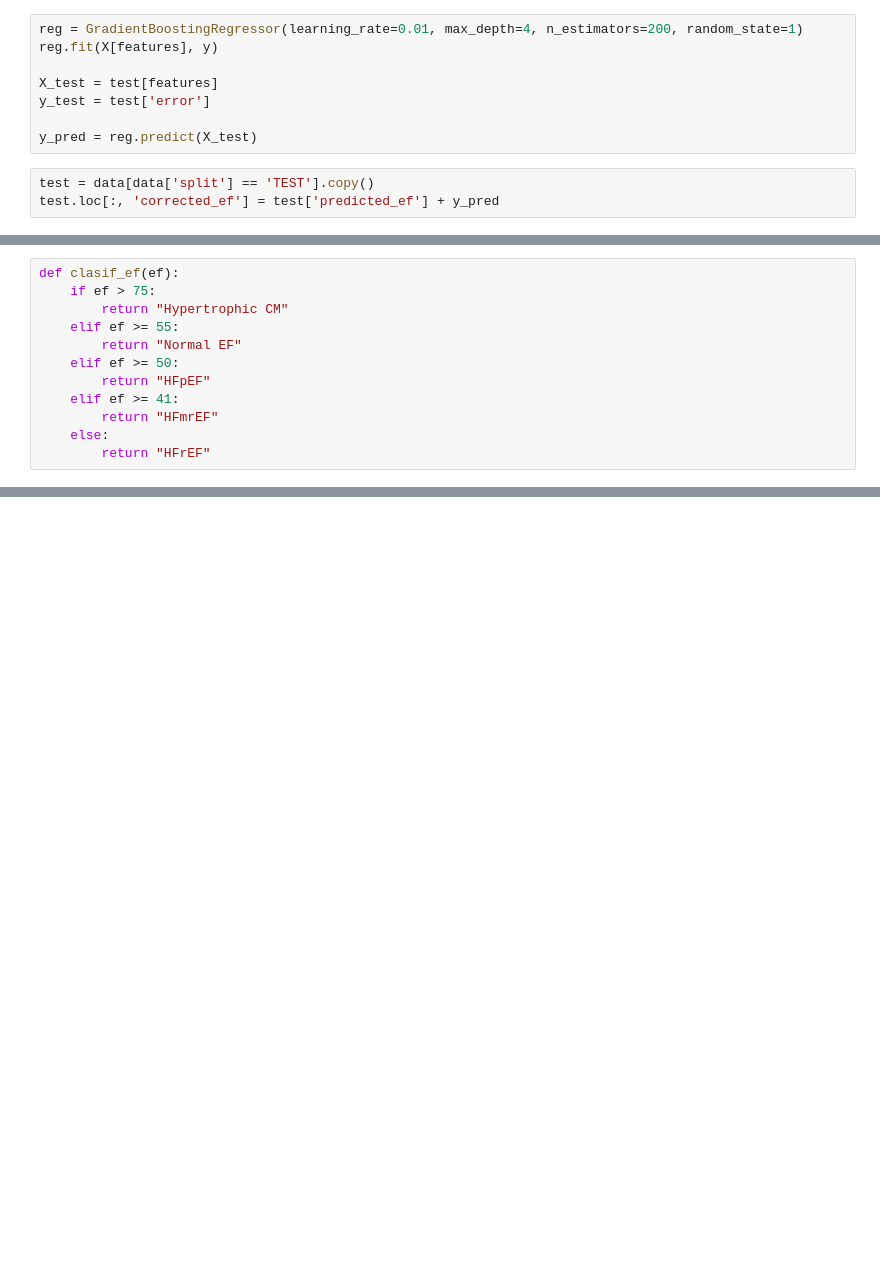
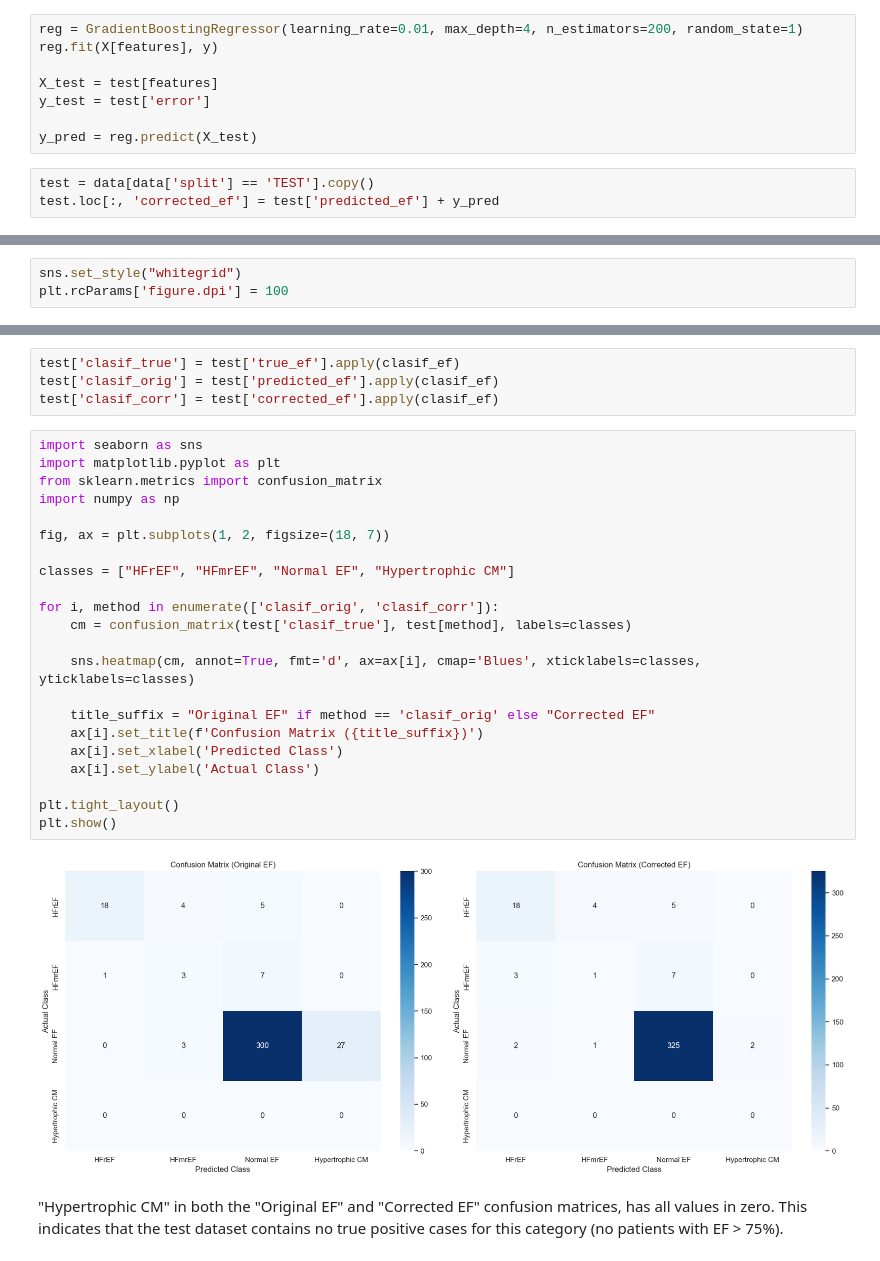
Before and after one commit to serize02/echonet-dl, a Jupyter notebook: notebooks/clinical_impact.ipynb, the cells around one changed output, grey strips where cells are left out. Saved outputs shown, nothing was run; the diff lists cells and outputs as text; blank space fills up the shorter version.

```diff
--- a/notebooks/clinical_impact.ipynb
+++ b/notebooks/clinical_impact.ipynb
@@ -60,12 +50,0 @@ LVEF values categorized according to American Heart Association
-# %%
-def clasif_ef(ef):
-    if ef > 75:
-        return "Hypertrophic CM"
-    elif ef >= 55:
-        return "Normal EF"
-    elif ef >= 50:
-        return "HFpEF"
-    elif ef >= 41:
-        return "HFmrEF"
-    else:
-        return "HFrEF"
@@ -146,0 +65,3 @@ for name, params in thresholds.items():
+# %%
+sns.set_style("whitegrid")
+plt.rcParams['figure.dpi'] = 100
@@ -146,0 +82,30 @@ for name, params in thresholds.items():
+# %%
+test['clasif_true'] = test['true_ef'].apply(clasif_ef)
+test['clasif_orig'] = test['predicted_ef'].apply(clasif_ef)
+test['clasif_corr'] = test['corrected_ef'].apply(clasif_ef)
+# %%
+import seaborn as sns
+import matplotlib.pyplot as plt
+from sklearn.metrics import confusion_matrix
+import numpy as np
+
+fig, ax = plt.subplots(1, 2, figsize=(18, 7))
+
+classes = ["HFrEF", "HFmrEF", "Normal EF", "Hypertrophic CM"]
+
+for i, method in enumerate(['clasif_orig', 'clasif_corr']):
+    cm = confusion_matrix(test['clasif_true'], test[method], labels=classes)
+
+    sns.heatmap(cm, annot=True, fmt='d', ax=ax[i], cmap='Blues', xticklabels=classes, yticklabels=classes)
+
+    title_suffix = "Original EF" if method == 'clasif_orig' else "Corrected EF"
+    ax[i].set_title(f'Confusion Matrix ({title_suffix})')
+    ax[i].set_xlabel('Predicted Class')
+    ax[i].set_ylabel('Actual Class')
+
+plt.tight_layout()
+plt.show()
+# %% [output]
+[figure, added]
+# %% [markdown]
+"Hypertrophic CM" in both the "Original EF" and "Corrected EF" confusion matrices, has all values in zero. This indicates that the test dataset contains no true positive cases for this category (no patients with EF > 75%).
```
Also changed, not shown: parts of 20 cells of this notebook.
